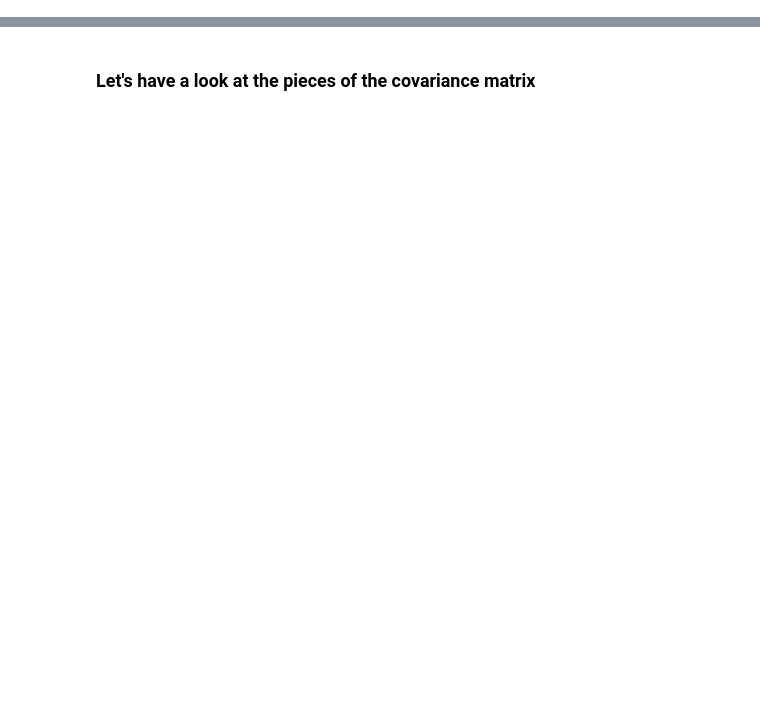
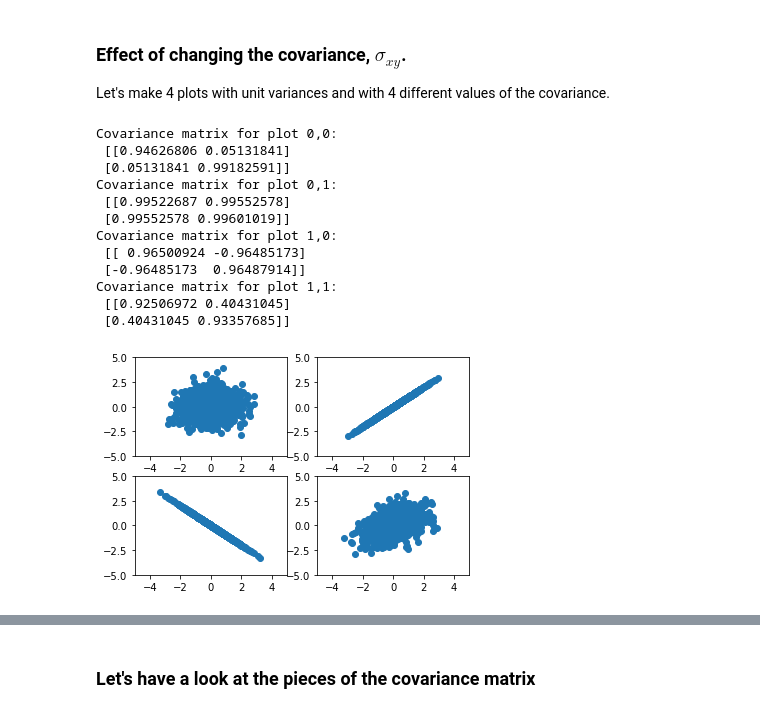
Before and after one commit to KIPAC/Physics89L, a Jupyter notebook: nb/05_01_Correlations.ipynb, the cells around one changed output, grey strips where cells are left out. Drawn from its saved outputs; the diff is of its cells as text; code cells hidden in the pictures; blank space fills up the shorter version.

```diff
--- a/nb/05_01_Correlations.ipynb
+++ b/nb/05_01_Correlations.ipynb
@@ -7,0 +60,37 @@ import datetime
+# %%
+def draw_2d_gaussian(axes, n, sigma_xx, sigma_yy, sigma_xy):
+    vals = gen_2d_gaussian(n, sigma_xx, sigma_yy, sigma_xy)
+    _ = axes.set_xlim(-5, 5)
+    _ = axes.set_ylim(-5, 5)
+    _ = axes.scatter(vals[0], vals[1])
+    return vals
+# %% [markdown]
+### Effect of changing the covariance, $\sigma_{xy}$.
+
+Let's make 4 plots with unit variances and with 4 different values of the covariance.
+# %%
+fig = plt.figure()
+axes = fig.subplots(2,2)
+vals_0 = draw_2d_gaussian(axes[0,0], 1000, 1, 1, 0)
+vals_1 = draw_2d_gaussian(axes[0,1], 1000, 1, 1, 1)
+vals_2 = draw_2d_gaussian(axes[1,0], 1000, 1, 1, -1)
+vals_3 = draw_2d_gaussian(axes[1,1], 1000, 1, 1, 0.5)
+
+print("Covariance matrix for plot 0,0:\n", np.cov(vals_0))
+print("Covariance matrix for plot 0,1:\n", np.cov(vals_1))
+print("Covariance matrix for plot 1,0:\n", np.cov(vals_2))
+print("Covariance matrix for plot 1,1:\n", np.cov(vals_3))
+# %% [output]
+Covariance matrix for plot 0,0:
+ [[0.94626806 0.05131841]
+ [0.05131841 0.99182591]]
+Covariance matrix for plot 0,1:
+ [[0.99522687 0.99552578]
+ [0.99552578 0.99601019]]
+Covariance matrix for plot 1,0:
+ [[ 0.96500924 -0.96485173]
+ [-0.96485173  0.96487914]]
+Covariance matrix for plot 1,1:
+ [[0.92506972 0.40431045]
+ [0.40431045 0.93357685]]
+[figure, added]
```
Also changed, not shown: parts of 36 cells of this notebook, 1 other file.
